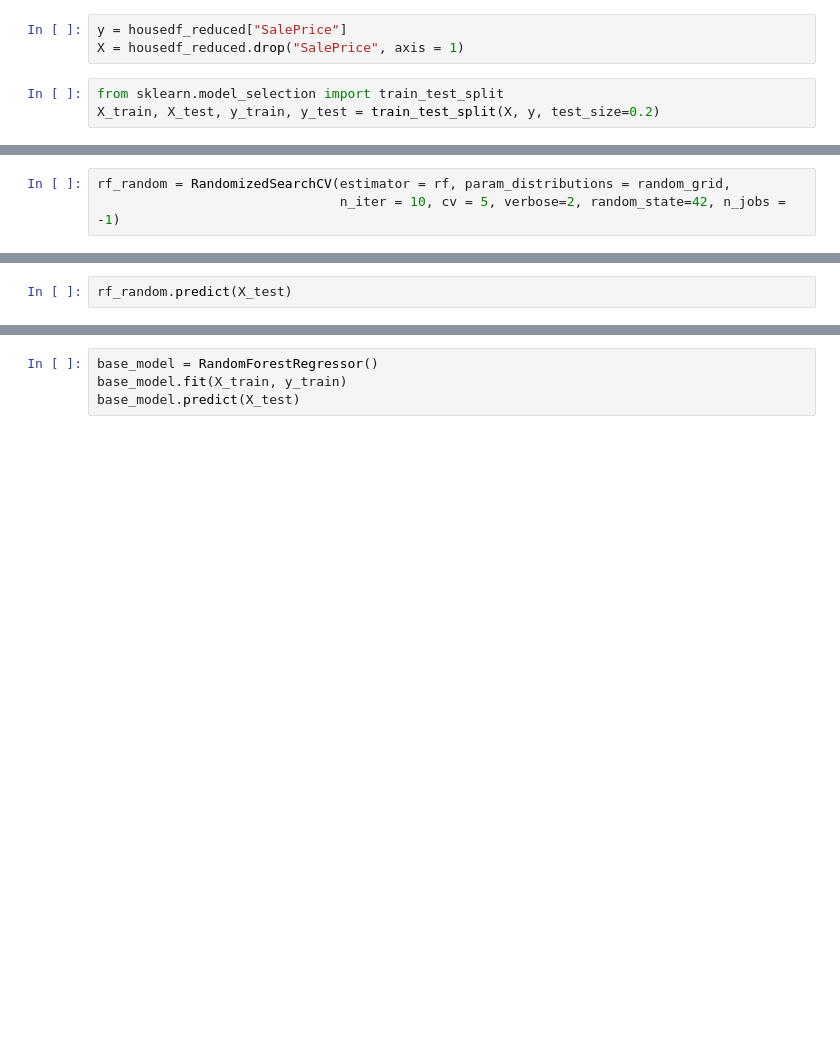
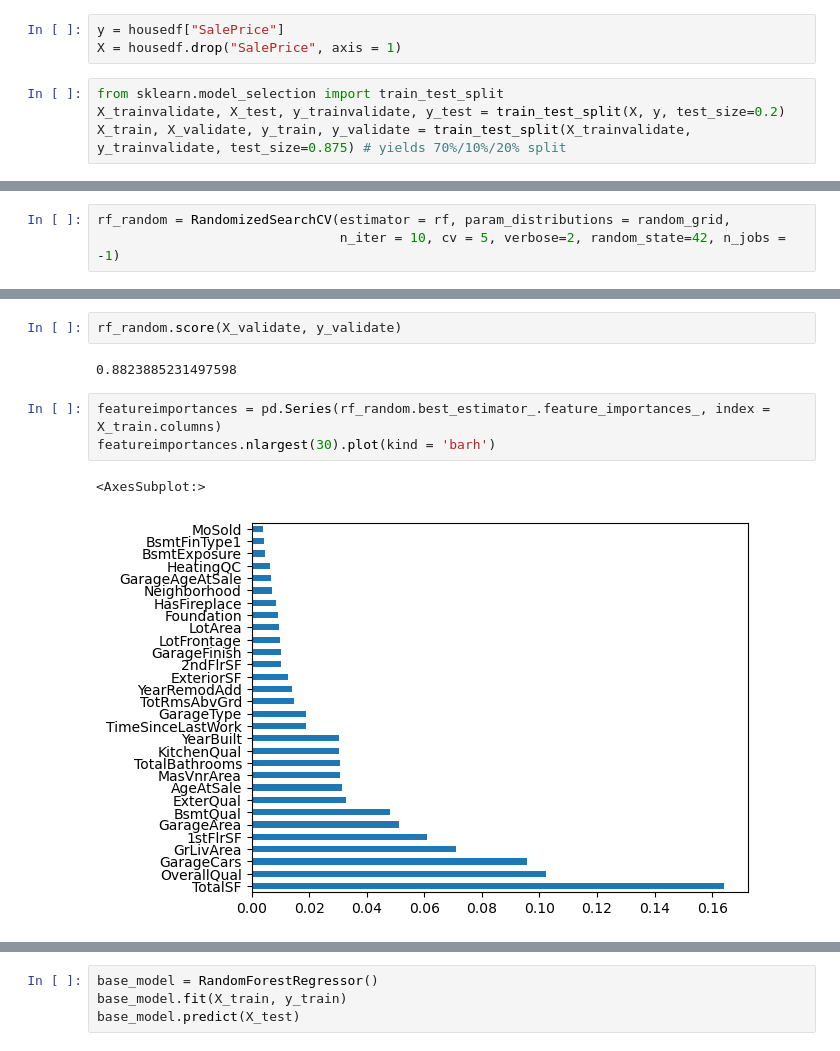
Before and after one commit to elijahspiegel/AmesHousingProject, a Jupyter notebook: Machine Learning Project - Combined - Iteration 1.ipynb, the cells around one changed output, grey strips where cells are left out. Cells and saved outputs as stored; diff of their text form; blank space fills up the shorter version.

Commit message:
Incorporating random subset analysis into compiled notebook,

```diff
--- a/Machine Learning Project - Combined - Iteration 1.ipynb
+++ b/Machine Learning Project - Combined - Iteration 1.ipynb
@@ -797,11 +902,12 @@ housedf_reduced.drop(['GarageAgeAtSale'], axis = 1, inplace = True)
 # %% [markdown]
 Define X and y with `housedf_reduced` and split the data for hyperparameter tuning.
 # %%
-y = housedf_reduced["SalePrice"]
-X = housedf_reduced.drop("SalePrice", axis = 1)
+y = housedf["SalePrice"]
+X = housedf.drop("SalePrice", axis = 1)
 # %%
 from sklearn.model_selection import train_test_split
-X_train, X_test, y_train, y_test = train_test_split(X, y, test_size=0.2)
+X_trainvalidate, X_test, y_trainvalidate, y_test = train_test_split(X, y, test_size=0.2)
+X_train, X_validate, y_train, y_validate = train_test_split(X_trainvalidate, y_trainvalidate, test_size=0.875) # yields 70%/10%/20% split
 # %% [markdown]
 #### Randomized Hyperparameter Grid to find a range of values.
 # %%
@@ -842,2 +976,10 @@ rf_random.best_params_
-# %%
-rf_random.predict(X_test)
+# %%
+rf_random.score(X_validate, y_validate)
+# %% [output]
+0.8823885231497598
+# %%
+featureimportances = pd.Series(rf_random.best_estimator_.feature_importances_, index = X_train.columns)
+featureimportances.nlargest(30).plot(kind = 'barh')
+# %% [output]
+<AxesSubplot:>
+[figure, added]
```
Also changed, not shown: parts of 100 cells of this notebook, 1 other file.
